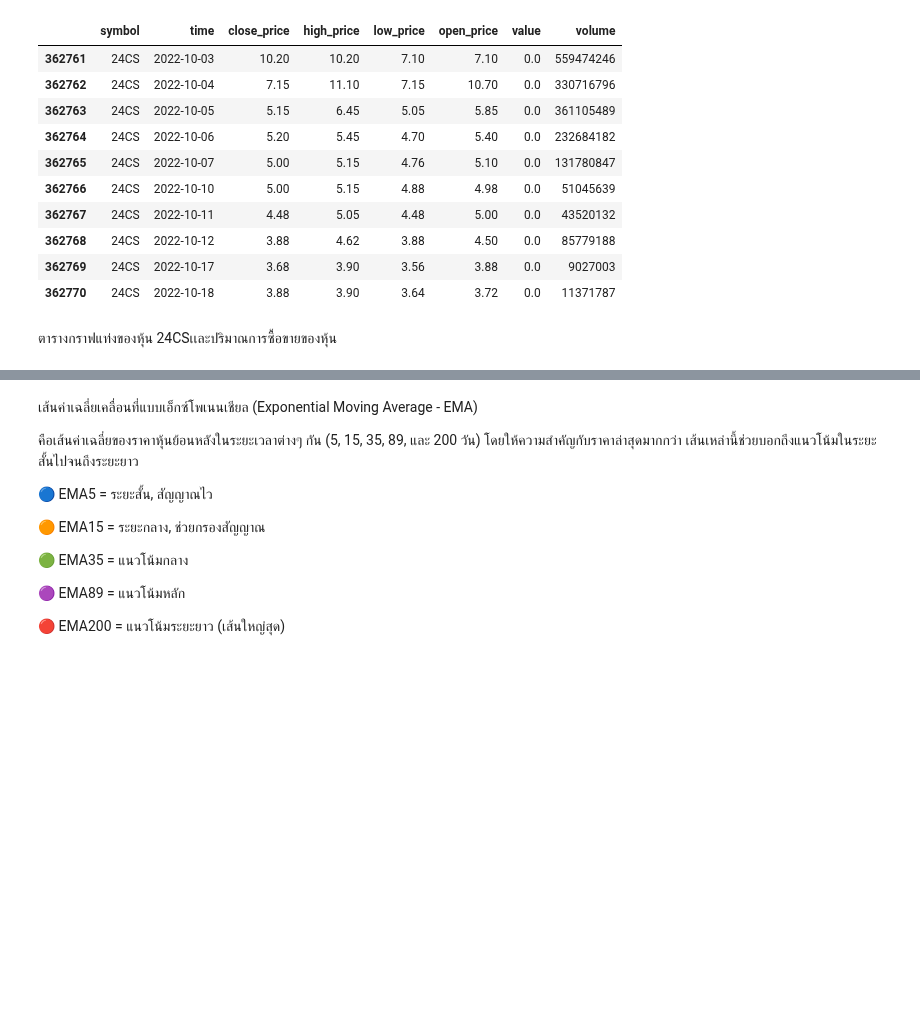
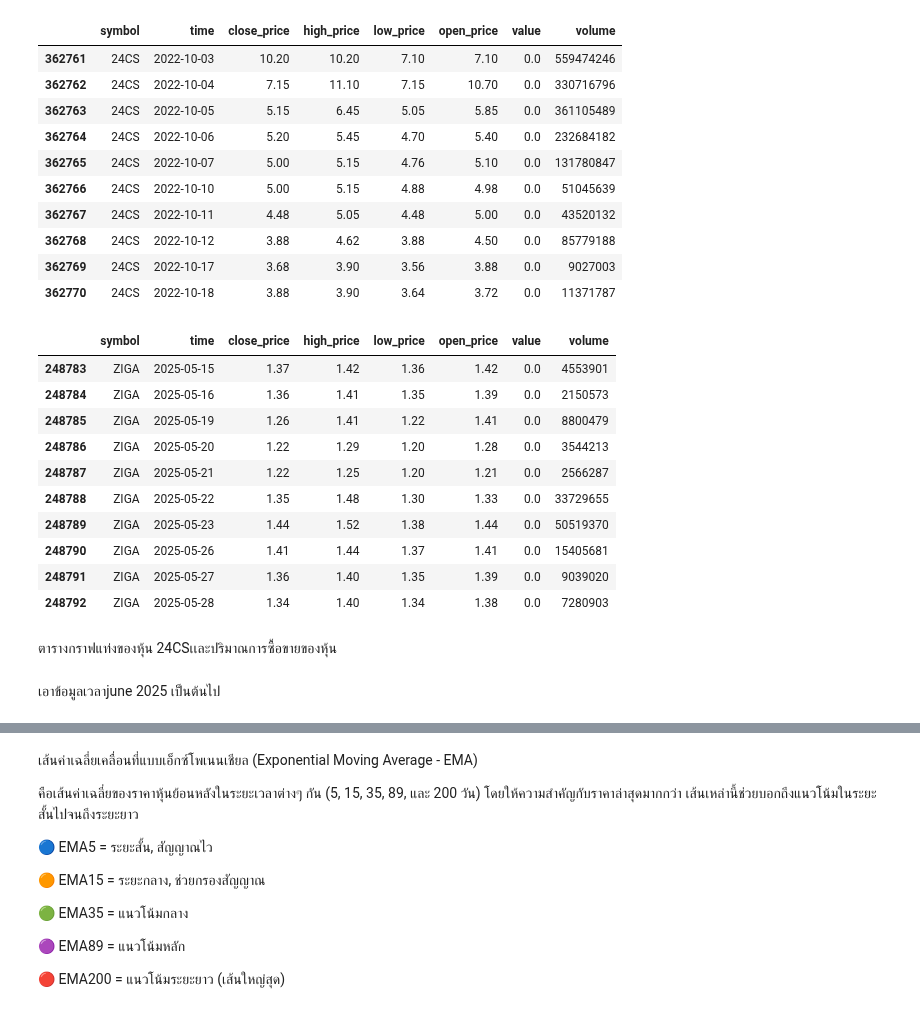
Before and after one commit to phqsuema123/Stock-quadrant-quantitative-analysis-using-deep-learning-classification, a Jupyter notebook: 1.Final_file/3.Data_preparation,4.Modelling/full_project.ipynb, the cells around one changed output, grey strips where cells are left out. Saved outputs shown, nothing was run; the diff lists cells and outputs as text; code cells hidden in the pictures; blank space fills up the shorter version.

```diff
--- a/1.Final_file/3.Data_preparation,4.Modelling/full_project.ipynb
+++ b/1.Final_file/3.Data_preparation,4.Modelling/full_project.ipynb
@@ -37,7 +37,7 @@ session = cluster.connect()
 session.set_keyspace('data_stock')
 # %%
 rows_price = session.execute("""
-    SELECT * FROM candlestick_data ALLOW FILTERING
+    SELECT * FROM candlestick1_1068_data ALLOW FILTERING
 """)
 df_cand = pd.DataFrame(rows_price)
 df_cand['time'] = pd.to_datetime(df_cand['time'])
@@ -58,6 +58,20 @@ df_cand.head(10)
 | 362768 | 24CS | 2022-10-12 | 3.88 | 4.62 | 3.88 | 4.50 | 0.0 | 85779188 |
 | 362769 | 24CS | 2022-10-17 | 3.68 | 3.90 | 3.56 | 3.88 | 0.0 | 9027003 |
 | 362770 | 24CS | 2022-10-18 | 3.88 | 3.90 | 3.64 | 3.72 | 0.0 | 11371787 |
+# %%
+df_cand.tail(10)
+# %% [output]
+|  | symbol | time | close_price | high_price | low_price | open_price | value | volume |
+| 248783 | ZIGA | 2025-05-15 | 1.37 | 1.42 | 1.36 | 1.42 | 0.0 | 4553901 |
+| 248784 | ZIGA | 2025-05-16 | 1.36 | 1.41 | 1.35 | 1.39 | 0.0 | 2150573 |
+| 248785 | ZIGA | 2025-05-19 | 1.26 | 1.41 | 1.22 | 1.41 | 0.0 | 8800479 |
+| 248786 | ZIGA | 2025-05-20 | 1.22 | 1.29 | 1.20 | 1.28 | 0.0 | 3544213 |
+| 248787 | ZIGA | 2025-05-21 | 1.22 | 1.25 | 1.20 | 1.21 | 0.0 | 2566287 |
+| 248788 | ZIGA | 2025-05-22 | 1.35 | 1.48 | 1.30 | 1.33 | 0.0 | 33729655 |
+| 248789 | ZIGA | 2025-05-23 | 1.44 | 1.52 | 1.38 | 1.44 | 0.0 | 50519370 |
+| 248790 | ZIGA | 2025-05-26 | 1.41 | 1.44 | 1.37 | 1.41 | 0.0 | 15405681 |
+| 248791 | ZIGA | 2025-05-27 | 1.36 | 1.40 | 1.35 | 1.39 | 0.0 | 9039020 |
+| 248792 | ZIGA | 2025-05-28 | 1.34 | 1.40 | 1.34 | 1.38 | 0.0 | 7280903 |
 # %% [markdown]
 ตารางกราฟแท่งของหุ้น 24CSเเละปริมาณการซื้อขายของหุ้น
 # %%
@@ -117,3 +131,5 @@ fig.update_layout(
 )
 
 fig.show()
+# %% [markdown]
+เอาข้อมูลเวลาjune 2025 เป็นต้นไป
```
Also changed, not shown: parts of 8 cells of this notebook, 1 other file.
